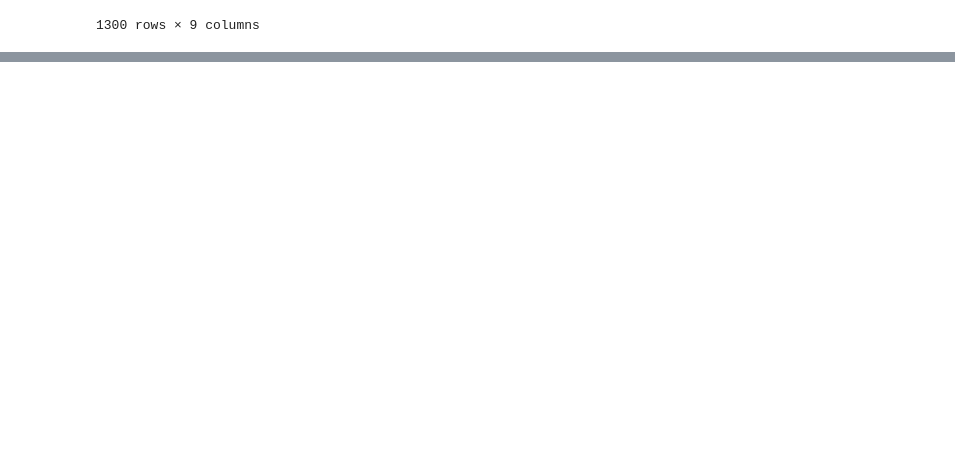
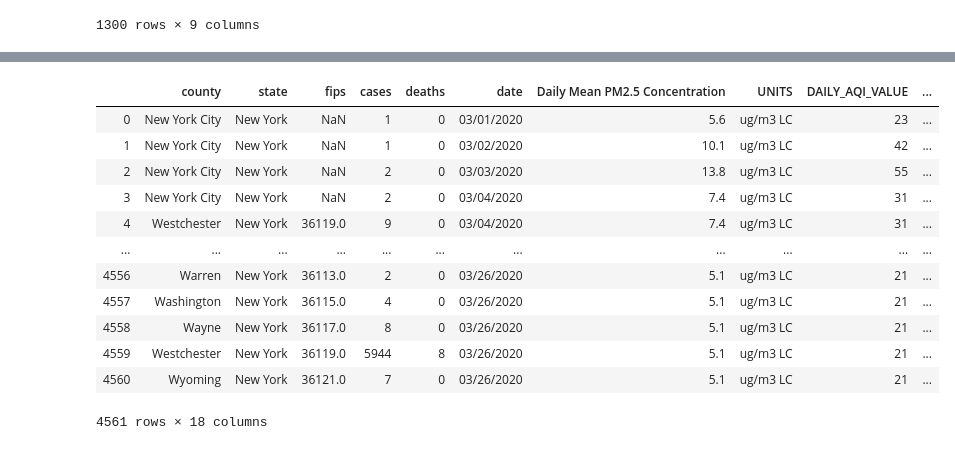
Before and after one commit to Eylul89/ETLGroupProject, a Jupyter notebook: NY_airQuality_daily.ipynb, the cells around one changed output, grey strips where cells are left out. Drawn from its saved outputs; the diff is of its cells as text; code cells hidden in the pictures; blank space fills up the shorter version.

```diff
--- a/NY_airQuality_daily.ipynb
+++ b/NY_airQuality_daily.ipynb
@@ -65,0 +193,5 @@ data.loc[(data['Date'] == '01/01/2020') & (data['COUNTY'] == 'Albany')]
+# %%
+url ='https://simple.wikipedia.org/wiki/List_of_counties_in_New_York'
+# %%
+tables = pd.read_html(url)
+tables
@@ -65,0 +220,4 @@ data.loc[(data['Date'] == '01/01/2020') & (data['COUNTY'] == 'Albany')]
+# %%
+Newyork_df = tables[0]
+Newyork_df.columns = ['County', 'FIPS Code', 'County Seat', 'Created', 'Formed from', 'Named for','Density', '2010 Population', 'Area', 'Map']
+Newyork_df.head()
@@ -65,0 +231,3 @@ data.loc[(data['Date'] == '01/01/2020') & (data['COUNTY'] == 'Albany')]
+# %%
+ny_df = Newyork_df.drop(['Created', 'Formed from', 'Named for', 'Area', 'Map'], axis = 1)
+ny_df
@@ -65,0 +248,17 @@ data.loc[(data['Date'] == '01/01/2020') & (data['COUNTY'] == 'Albany')]
+# %%
+final_df = pd.merge(us_data, ny_df, on='FIPS Code', how='inner')
+final_df
+# %% [output]
+|  | county | state | fips | cases | deaths | date | Daily Mean PM2.5 Concentration | UNITS | DAILY_AQI_VALUE | ... |
+| 0 | New York City | New York | NaN | 1 | 0 | 03/01/2020 | 5.6 | ug/m3 LC | 23 | ... |
+| 1 | New York City | New York | NaN | 1 | 0 | 03/02/2020 | 10.1 | ug/m3 LC | 42 | ... |
+| 2 | New York City | New York | NaN | 2 | 0 | 03/03/2020 | 13.8 | ug/m3 LC | 55 | ... |
+| 3 | New York City | New York | NaN | 2 | 0 | 03/04/2020 | 7.4 | ug/m3 LC | 31 | ... |
+| 4 | Westchester | New York | 36119.0 | 9 | 0 | 03/04/2020 | 7.4 | ug/m3 LC | 31 | ... |
+| ... | ... | ... | ... | ... | ... | ... | ... | ... | ... | ... |
+| 4556 | Warren | New York | 36113.0 | 2 | 0 | 03/26/2020 | 5.1 | ug/m3 LC | 21 | ... |
+| 4557 | Washington | New York | 36115.0 | 4 | 0 | 03/26/2020 | 5.1 | ug/m3 LC | 21 | ... |
+| 4558 | Wayne | New York | 36117.0 | 8 | 0 | 03/26/2020 | 5.1 | ug/m3 LC | 21 | ... |
+| 4559 | Westchester | New York | 36119.0 | 5944 | 8 | 03/26/2020 | 5.1 | ug/m3 LC | 21 | ... |
+| 4560 | Wyoming | New York | 36121.0 | 7 | 0 | 03/26/2020 | 5.1 | ug/m3 LC | 21 | ... |
+4561 rows × 18 columns
```
Also changed, not shown: parts of 24 cells of this notebook.
